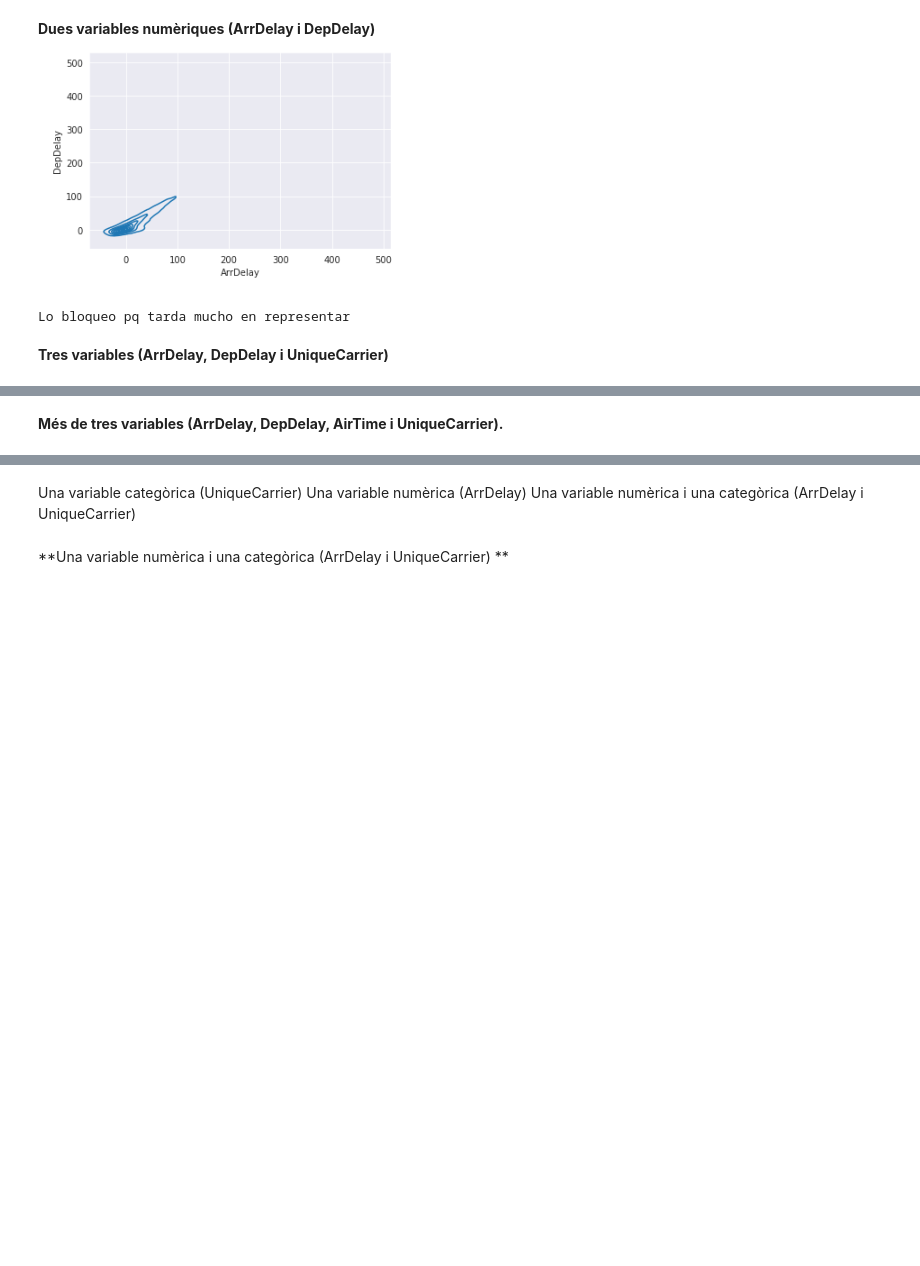
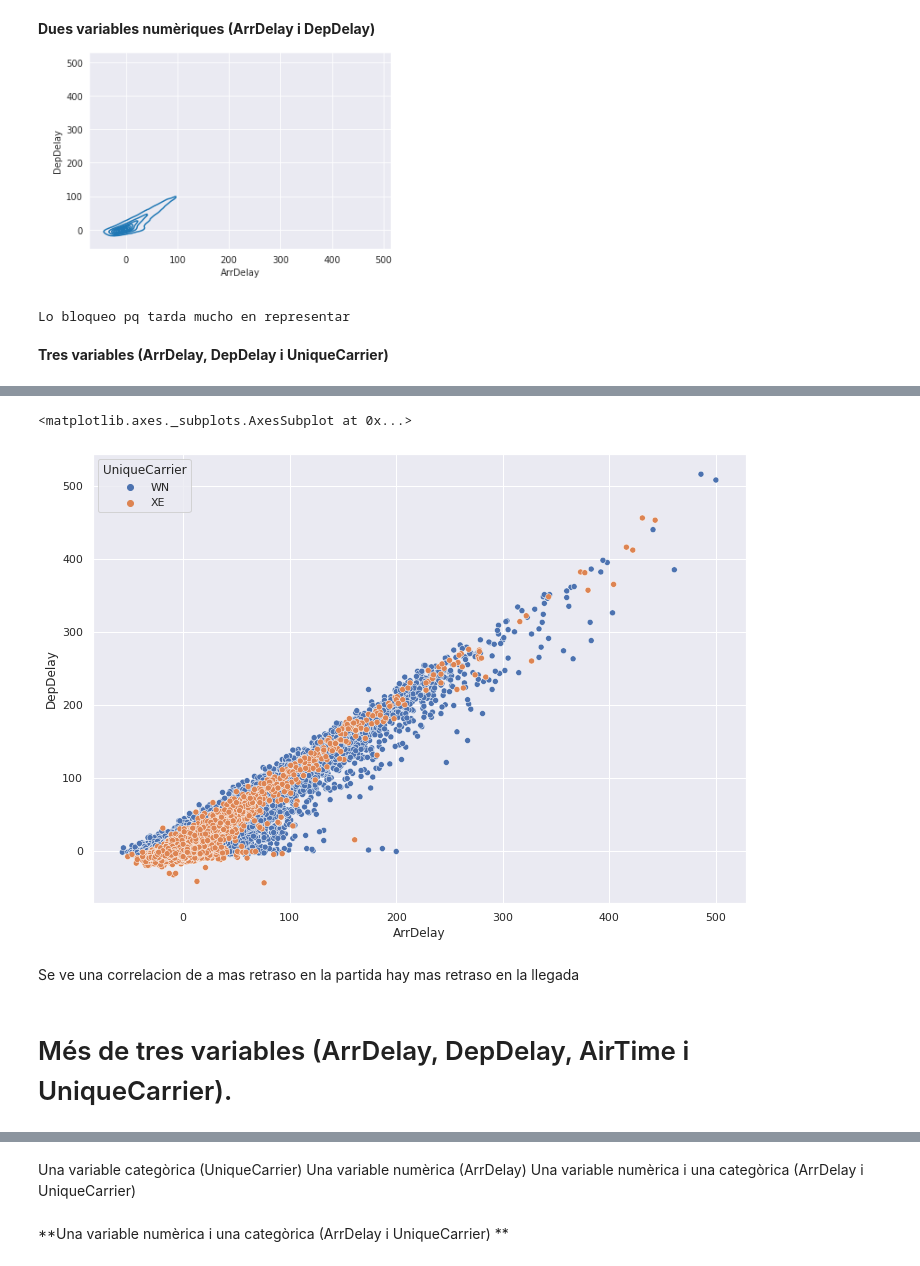
Before and after one commit to JMML2021/0301_visualitzaci-_explorat-ria, a Jupyter notebook: S03_T01_Visualització_gràfica_d'un_dataset.ipynb, the cells around one changed output, grey strips where cells are left out. Cells and saved outputs as stored; diff of their text form; code cells hidden in the pictures; blank space fills up the shorter version.

```diff
--- a/S03_T01_Visualització_gràfica_d'un_dataset.ipynb
+++ b/S03_T01_Visualització_gràfica_d'un_dataset.ipynb
@@ -126,5 +136,17 @@ sns.scatterplot(df.ArrDelay, df.DepDelay, hue= df.UniqueCarrier)
+# %%
+# limito a 2 compañias unicamente
+df4= df[(df.UniqueCarrier =='WN') | (df.UniqueCarrier =='XE')]
+
+df4
+
+sns.scatterplot(df.ArrDelay, df.DepDelay, hue= df.UniqueCarrier)
+# %% [output]
+<matplotlib.axes._subplots.AxesSubplot at 0x...>
+[figure, added]
+# %% [markdown]
+Se ve una correlacion de a mas retraso en la partida hay mas retraso en la llegada
 # %% [markdown]
-**Més de tres variables (ArrDelay, DepDelay, AirTime i UniqueCarrier).**
+# Més de tres variables (ArrDelay, DepDelay, AirTime i UniqueCarrier).
 # %%
 sns.scatterplot(df.ArrDelay, df.DepDelay, hue= df.UniqueCarrier, size=df.AirTime)
 # %% [output]
```
Also changed, not shown: parts of 37 cells of this notebook.
